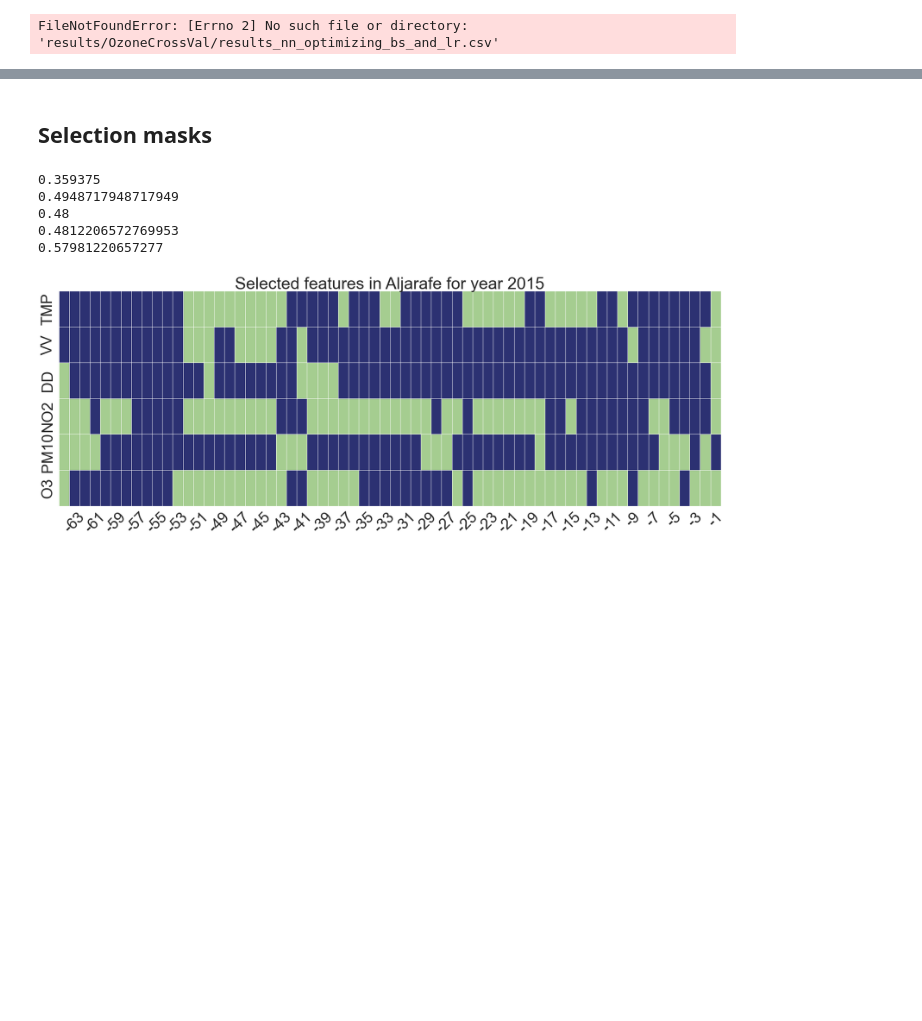
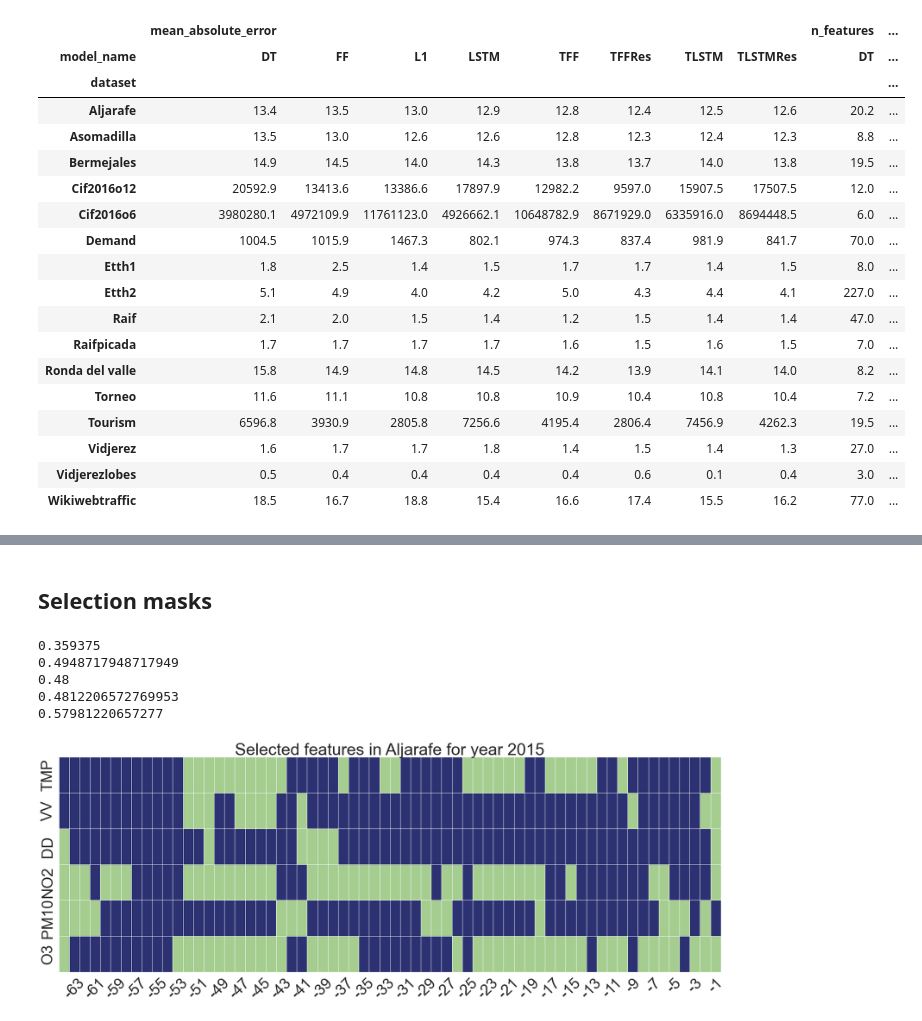
Before and after one commit to manjimnav/ResSelNet, a Jupyter notebook: analysis.ipynb, the cells around one changed output, grey strips where cells are left out. Drawn from its saved outputs; the diff is of its cells as text; code cells hidden in the pictures; blank space fills up the shorter version.

```diff
--- a/analysis.ipynb
+++ b/analysis.ipynb
@@ -8,16 +6 @@ from math import isnan
 sns.set()
-# %%
-output_file = 'results/OzoneCrossVal/results_nn_optimizing_bs_and_lr'
-
-output_file_2 = 'results/OzoneCrossVal/results_final'
-
-total_metrics = pd.read_csv(f'{output_file}.csv')
-total_metrics_2 = pd.read_csv(f'{output_file_2}.csv')
-
-total_metrics_2 = total_metrics_2[(total_metrics_2.model_name!='dense')]
-
-total_metrics = pd.concat((total_metrics, total_metrics_2))
-total_metrics["n_features"] = total_metrics.selected_features.apply(eval).apply(len)
-#total_metrics["selection_params_residual"] = total_metrics.selection_params_residual.fillna(False)
-# %% [output]
-FileNotFoundError: [Errno 2] No such file or directory: 'results/OzoneCrossVal/results_nn_optimizing_bs_and_lr.csv'
@@ -32,3 +23,35 @@ total_metrics.loc[total_metrics.selection_name=='TimeSelectionLayerConstant', 'm
 total_metrics['model_name'] = total_metrics['model_name'].replace({'dense': 'FF', 'lasso': 'L1'})
 total_metrics['dataset'] = total_metrics['dataset'].apply(lambda x: x.capitalize()).replace({'Rondadelvalle': 'Ronda del valle'})
 total_metrics.drop("dataset_name", inplace=True, axis=1)
+# %%
+model_params = [col for col in total_metrics.columns if 'model_params' in col or 'selection_params' in col ]
+pd.set_option('display.max_columns', 500)
+
+grouped = total_metrics.groupby(['dataset', 'selection_name', 'model_name', *model_params], dropna=False)[["root_mean_squared_error"]].mean()
+best_index = grouped.loc[grouped.groupby(['dataset', 'selection_name', 'model_name', 'selection_params_residual'], dropna=False).root_mean_squared_error.idxmin()].index
+
+total_metrics_indexed = total_metrics.set_index(['dataset', 'selection_name', 'model_name',*model_params])
+
+best_by_year = total_metrics_indexed.loc[best_index, ['root_mean_squared_error', 'mean_absolute_error', 'mean_squared_error', 'dataset_params_test_year', 'dataset_params_seq_len', 'dataset_params_crossval', "dataset_params_shift","dataset_params_pred_len", 'features', 'selected_features', 'duration', 'n_features']].reset_index()
+
+best_by_year[(best_by_year.dataset_params_test_year>2005) | (best_by_year.dataset_params_test_year.isna())].groupby(['dataset', 'model_name'], dropna=False)[["root_mean_squared_error", "mean_squared_error", "mean_absolute_error", "duration", 'n_features', 'dataset_params_seq_len']].mean().reset_index().pivot(index = 'dataset', columns='model_name', values=['mean_absolute_error', 'n_features', 'dataset_params_seq_len']).round(1)#[["TFF", "TLSTM"]]#.to_latex()
+# %% [output]
+|  | mean_absolute_error |  |  |  |  |  |  |  | n_features | ... |
+| model_name | DT | FF | L1 | LSTM | TFF | TFFRes | TLSTM | TLSTMRes | DT | ... |
+| dataset |  |  |  |  |  |  |  |  |  | ... |
+| Aljarafe | 13.4 | 13.5 | 13.0 | 12.9 | 12.8 | 12.4 | 12.5 | 12.6 | 20.2 | ... |
+| Asomadilla | 13.5 | 13.0 | 12.6 | 12.6 | 12.8 | 12.3 | 12.4 | 12.3 | 8.8 | ... |
+| Bermejales | 14.9 | 14.5 | 14.0 | 14.3 | 13.8 | 13.7 | 14.0 | 13.8 | 19.5 | ... |
+| Cif2016o12 | 20592.9 | 13413.6 | 13386.6 | 17897.9 | 12982.2 | 9597.0 | 15907.5 | 17507.5 | 12.0 | ... |
+| Cif2016o6 | 3980280.1 | 4972109.9 | 11761123.0 | 4926662.1 | 10648782.9 | 8671929.0 | 6335916.0 | 8694448.5 | 6.0 | ... |
+| Demand | 1004.5 | 1015.9 | 1467.3 | 802.1 | 974.3 | 837.4 | 981.9 | 841.7 | 70.0 | ... |
+| Etth1 | 1.8 | 2.5 | 1.4 | 1.5 | 1.7 | 1.7 | 1.4 | 1.5 | 8.0 | ... |
+| Etth2 | 5.1 | 4.9 | 4.0 | 4.2 | 5.0 | 4.3 | 4.4 | 4.1 | 227.0 | ... |
+| Raif | 2.1 | 2.0 | 1.5 | 1.4 | 1.2 | 1.5 | 1.4 | 1.4 | 47.0 | ... |
+| Raifpicada | 1.7 | 1.7 | 1.7 | 1.7 | 1.6 | 1.5 | 1.6 | 1.5 | 7.0 | ... |
+| Ronda del valle | 15.8 | 14.9 | 14.8 | 14.5 | 14.2 | 13.9 | 14.1 | 14.0 | 8.2 | ... |
+| Torneo | 11.6 | 11.1 | 10.8 | 10.8 | 10.9 | 10.4 | 10.8 | 10.4 | 7.2 | ... |
+| Tourism | 6596.8 | 3930.9 | 2805.8 | 7256.6 | 4195.4 | 2806.4 | 7456.9 | 4262.3 | 19.5 | ... |
+| Vidjerez | 1.6 | 1.7 | 1.7 | 1.8 | 1.4 | 1.5 | 1.4 | 1.3 | 27.0 | ... |
+| Vidjerezlobes | 0.5 | 0.4 | 0.4 | 0.4 | 0.4 | 0.6 | 0.1 | 0.4 | 3.0 | ... |
+| Wikiwebtraffic | 18.5 | 16.7 | 18.8 | 15.4 | 16.6 | 17.4 | 15.5 | 16.2 | 77.0 | ... |
```
Also changed, not shown: parts of 13 cells of this notebook, 4 other files.
